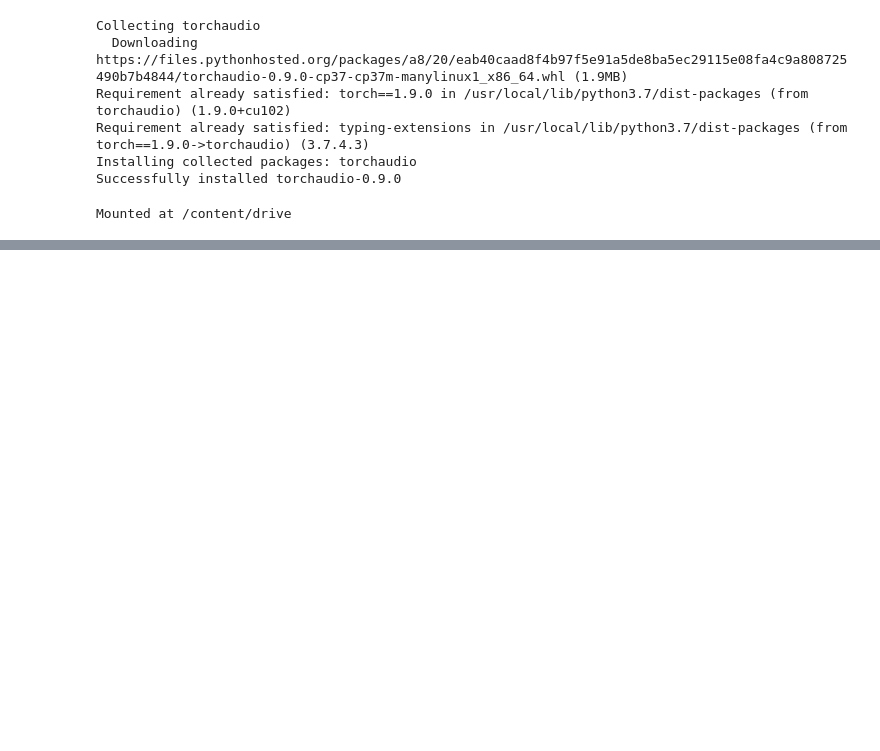
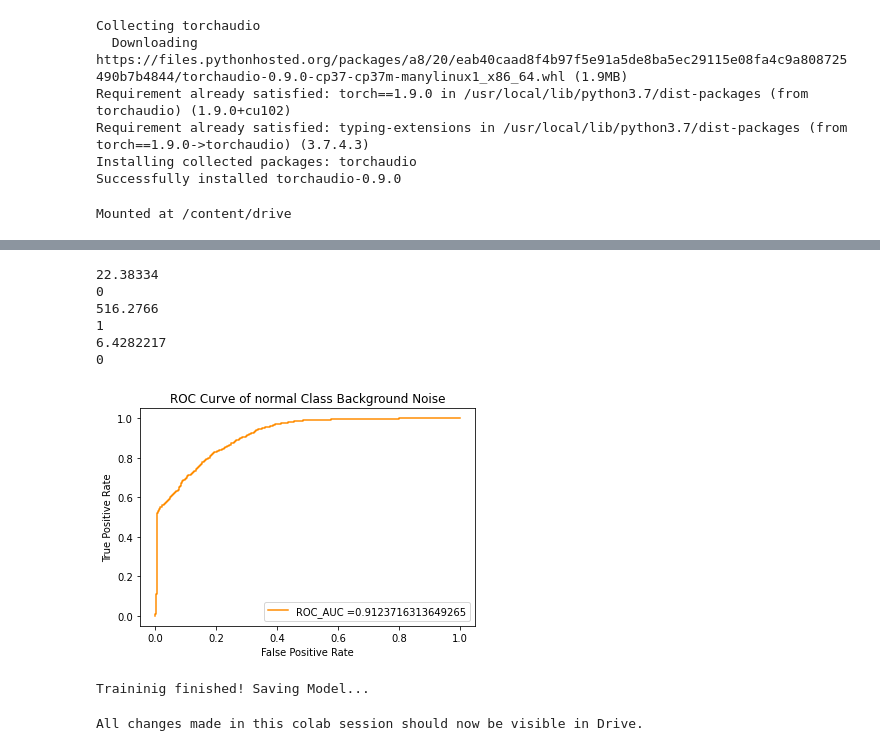
Before and after one commit to JohEder/bachelor_thesis_audio_ml, a Jupyter notebook: base_line_model.ipynb, the cells around one changed output, grey strips where cells are left out. Cells and saved outputs as stored; diff of their text form; code cells hidden in the pictures; blank space fills up the shorter version.

Commit message:
fixed problem with labels

```diff
--- a/base_line_model.ipynb
+++ b/base_line_model.ipynb
@@ -164,7 +144,7 @@ class IdmtTrafficDataSet(Dataset):
         signal = self.audio_transformation(signal) #(1, 16000) -> torch.Size([1, 64, 63])
         signal = self.transformation(signal)
         #label = self.normal_classes.index(label)
-        label = 1 if label in self.normal_classes else 0 #1 for normal 0 for anomalous
+        label = 0 if label in self.normal_classes else 1 #1 for normal 0 for anomalous
         return signal, label
 
     def _resample(self, signal, sr):
@@ -280,9 +264,8 @@ class AutoEncoder(nn.Module):
     return output
 # %%
 LEARNING_RATE = 0.00001
-EPOCHS = 10
+EPOCHS = 5
 BATCH_SIZE = 16
-BATCH_SIZE_VAL = 50
 
 train_data, test_data = get_normal_and_anomalous_data(NORMAL_CLASSES, ANOMALOUS_CLASSES, audio_dir=AUDIO_DIR, annotations=all_annotations_txt, batch_size=BATCH_SIZE)
 first_sample, first_label = train_data[0]
@@ -319,6 +304,6 @@ def train(model, input_dim, device, train_loader, optimizer, epoch, loss_func):
 
     print('Train Epoch: {} [{}/{} ({:.0f}%)]\tLoss: {:.6f}'.format(epoch, batch_index * len(data_batch), len(train_loader.dataset),100. * batch_index / len(train_loader), loss.item()))
 # %%
-for epoch in range(EPOCHS):
+for epoch in range(1, EPOCHS + 1):
   train(autoencoder, input_dim, device, train_loader, optimizer, epoch, loss_func)
-  print("epoch : {}/{}".format(epoch + 1, EPOCHS))
+  print("epoch : {}/{}".format(epoch, EPOCHS))
@@ -333,10 +336,12 @@ def evaluate(model, val_loader, device):
       inputs, batch_targets = data
       inputs, batch_targets = inputs.view(-1, input_dim).to(device), batch_targets.to(device)
       outputs = model(inputs)
+      #print(outputs.shape)
       batch_anom_scores = nn.functional.mse_loss(inputs, outputs, size_average=None, reduce=None, reduction='none') #reconstrucion error(pixelwise)
-      batch_anom_scores = [torch.sum(x) for x in batch_anom_scores] #sum up reconstruction errors
-      anom_scores.append(batch_anom_scores)
-      targets.append(batch_targets)
+      batch_anom_scores = [torch.sum(x).cpu().numpy() for x in batch_anom_scores] #sum up reconstruction errors
+      batch_targets = [x.cpu().numpy() for x in batch_targets] #convert to numpy for processig with scikit
+      anom_scores += batch_anom_scores
+      targets += batch_targets
     return anom_scores, targets
 
 anom_scores, targets = evaluate(autoencoder, test_loader, device)
@@ -346,27 +348,52 @@ print(anom_scores[0])
+# %%
+print(anom_scores[0])
+print(targets[0])
+print(anom_scores[5])
+print(targets[5])
+
+print(anom_scores[16])
+print(targets[16])
+# %% [output]
+22.38334
+0
+516.2766
+1
+6.4282217
+0
 # %%
 from sklearn.metrics import roc_curve, roc_auc_score
 import matplotlib.pyplot as plt
+from scipy.special import softmax
+import time
+current_time = time.asctime( time.localtime(time.time()) )
 
-fp_rate, tp_rate, _ = roc_curve(targets.numpy(), anom_scores)
+fp_rate, tp_rate, _ = roc_curve(targets, anom_scores, pos_label=1)
 roc_auc = roc_auc_score(targets, anom_scores)
 
 plt.figure()
 plt.plot(fp_rate, tp_rate, color='darkorange', label=f"ROC_AUC ={roc_auc}")
 
 plt.xlabel('False Positive Rate')
 plt.ylabel('True Positive Rate')
 plt.title('ROC Curve of normal Class Background Noise')
 plt.legend(loc="lower right")
+plt.savefig('/content/drive/My Drive/models/baseline/roc_graph' + str(current_time) + "_" + str(roc_auc) + ".jpg")
 plt.show()
+# %% [output]
+[figure, added]
 # %%
 print("Traininig finished! Saving Model...")
-import time
 from google.colab import files
-current_time = time.asctime( time.localtime(time.time()) )
 torch.save(autoencoder.state_dict(), '/content/drive/My Drive/models/baseline/' + str(current_time))
 
-plt.savefig('/content/drive/My Drive/models/baseline/roc_graph' + str(current_time))
-
-#save hyperparams:
+#save hyperparams and result:
 with open('/content/drive/My Drive/models/baseline/hyper_params' + str(current_time) + '.txt', 'w') as f:
-  f.write(f"Epochs: {EPOCHS}, LR: {LEARNING_RATE}, BatchSize: {BATCH_SIZE}, SAMPLE_RATE = {SAMPLE_RATE}, N_FFT/WINDOW_SIZE = {N_FFT}, HOP_LENGTH = {HOP_LENGTH}, N_MELS = {N_MELS}")
+  f.write(f"Epochs: {EPOCHS}, LR: {LEARNING_RATE}, BatchSize: {BATCH_SIZE}, SAMPLE_RATE = {SAMPLE_RATE}, N_FFT/WINDOW_SIZE = {N_FFT}, HOP_LENGTH = {HOP_LENGTH}, N_MELS = {N_MELS}"
+  + f"\nNormal Classes: {NORMAL_CLASSES}, Anomalous Classes: {ANOMALOUS_CLASSES}, ROC_AUC Score: {roc_auc}")
+# %% [output]
+Traininig finished! Saving Model...
+# %%
+drive.flush_and_unmount()
+print('All changes made in this colab session should now be visible in Drive.')
+# %% [output]
+All changes made in this colab session should now be visible in Drive.
```
Also changed, not shown: parts of 6 cells of this notebook.
